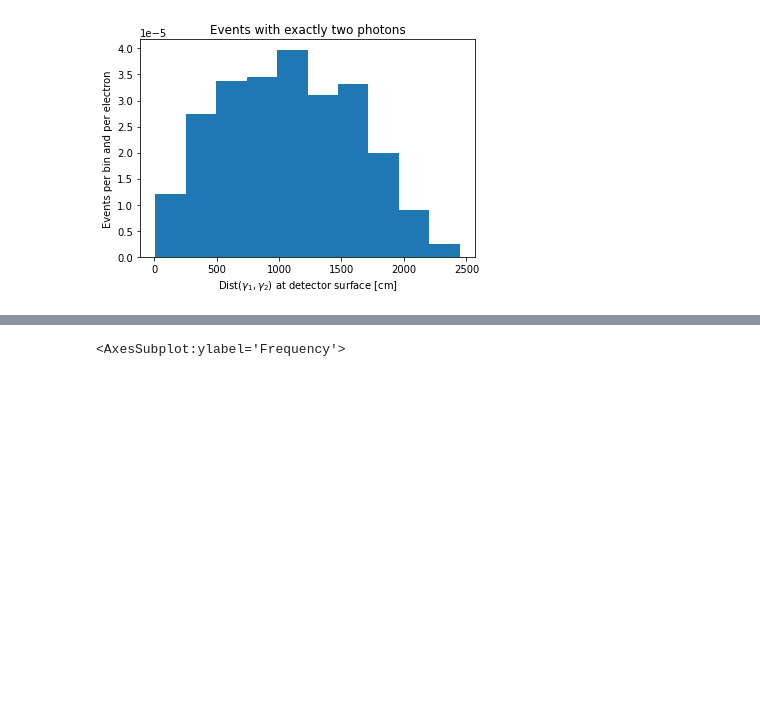
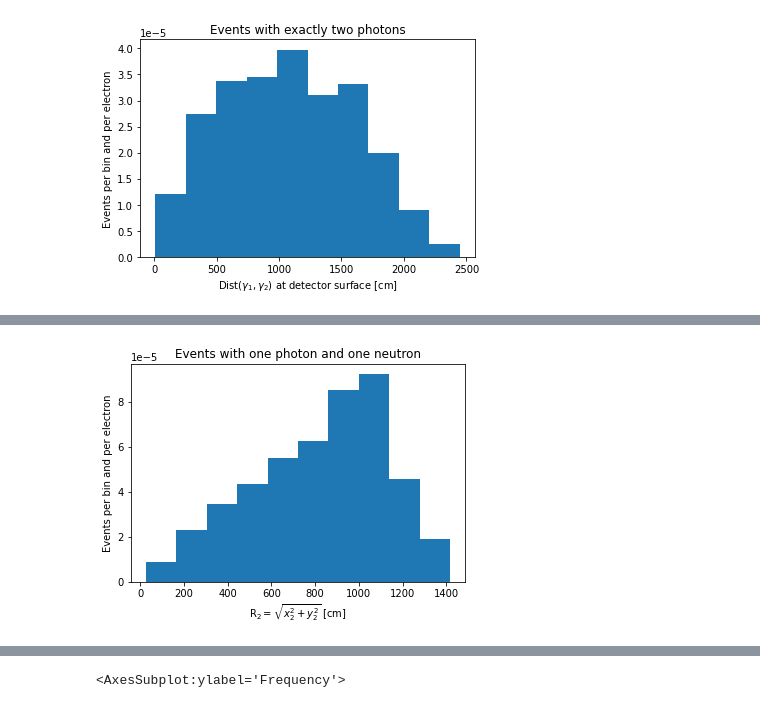
Before and after one commit to NTrevisani/LUXE-NPOD, a Jupyter notebook: Test1.ipynb, the cells around one changed output, grey strips where cells are left out. Cells and saved outputs as stored; diff of their text form; code cells hidden in the pictures; blank space fills up the shorter version.

```diff
--- a/Test1.ipynb
+++ b/Test1.ipynb
@@ -787,0 +1111,11 @@ plot_histo(df_yy_kinematics, 'dist_n1_n2',
+# %%
+# r_2: distance of second particle from the center of the detector
+plot_histo(df_yn_or_ny_kinematics, 'r_2',
+           weight      = df_yn_or_ny_kinematics['weight']/(4*1.5e9),
+           title       = "Events with one photon and one neutron",
+           x_label     = "R$_2 = \sqrt{x_2^2 + y_2^2}$ [cm]",
+           y_label     = "Events per bin and per electron",
+           file_name   = "r_2_yn",
+           folder_name = "e0ppw_3_0")
+# %% [output]
+[figure, added]
```
Also changed, not shown: parts of 27 cells of this notebook.
